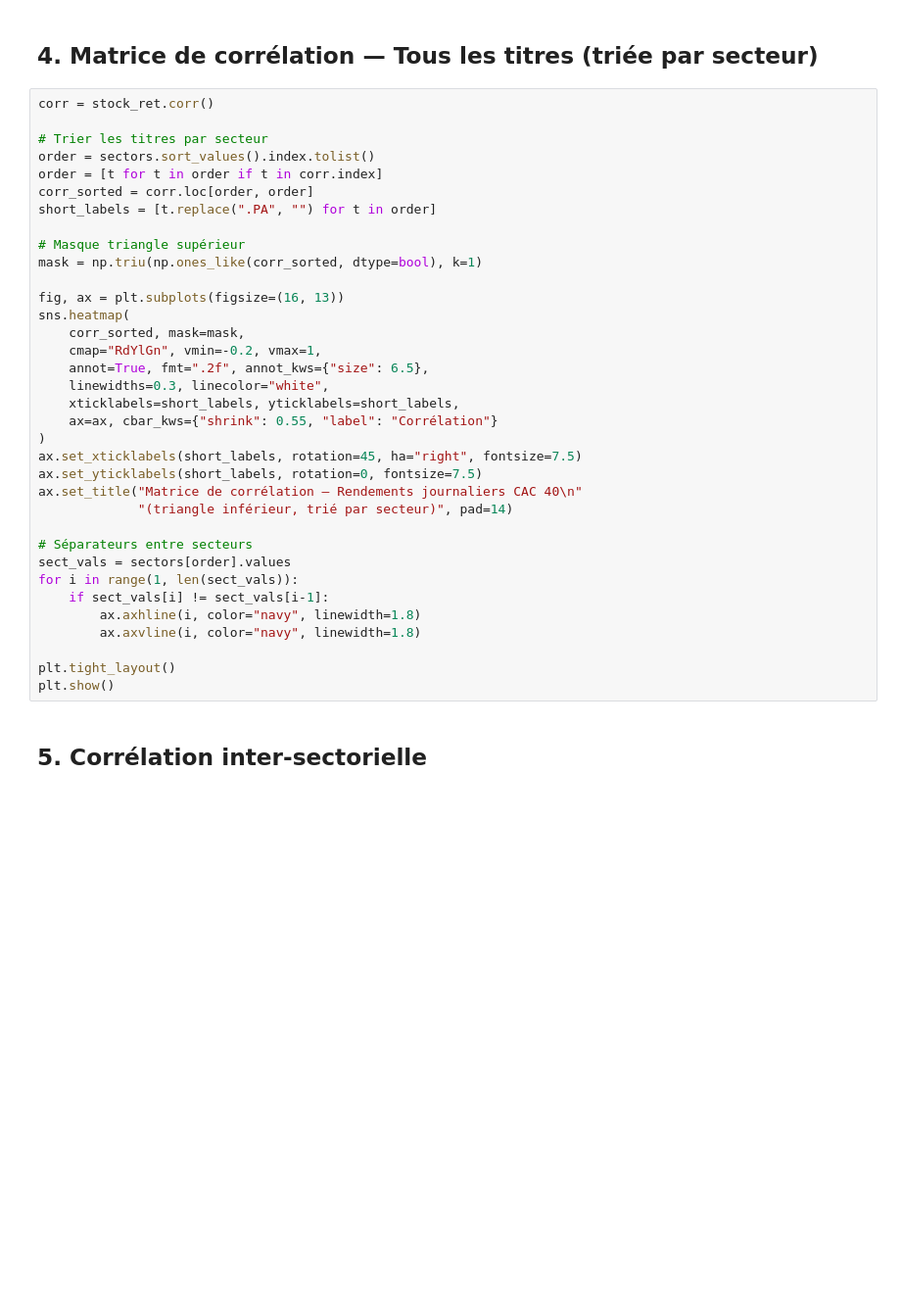
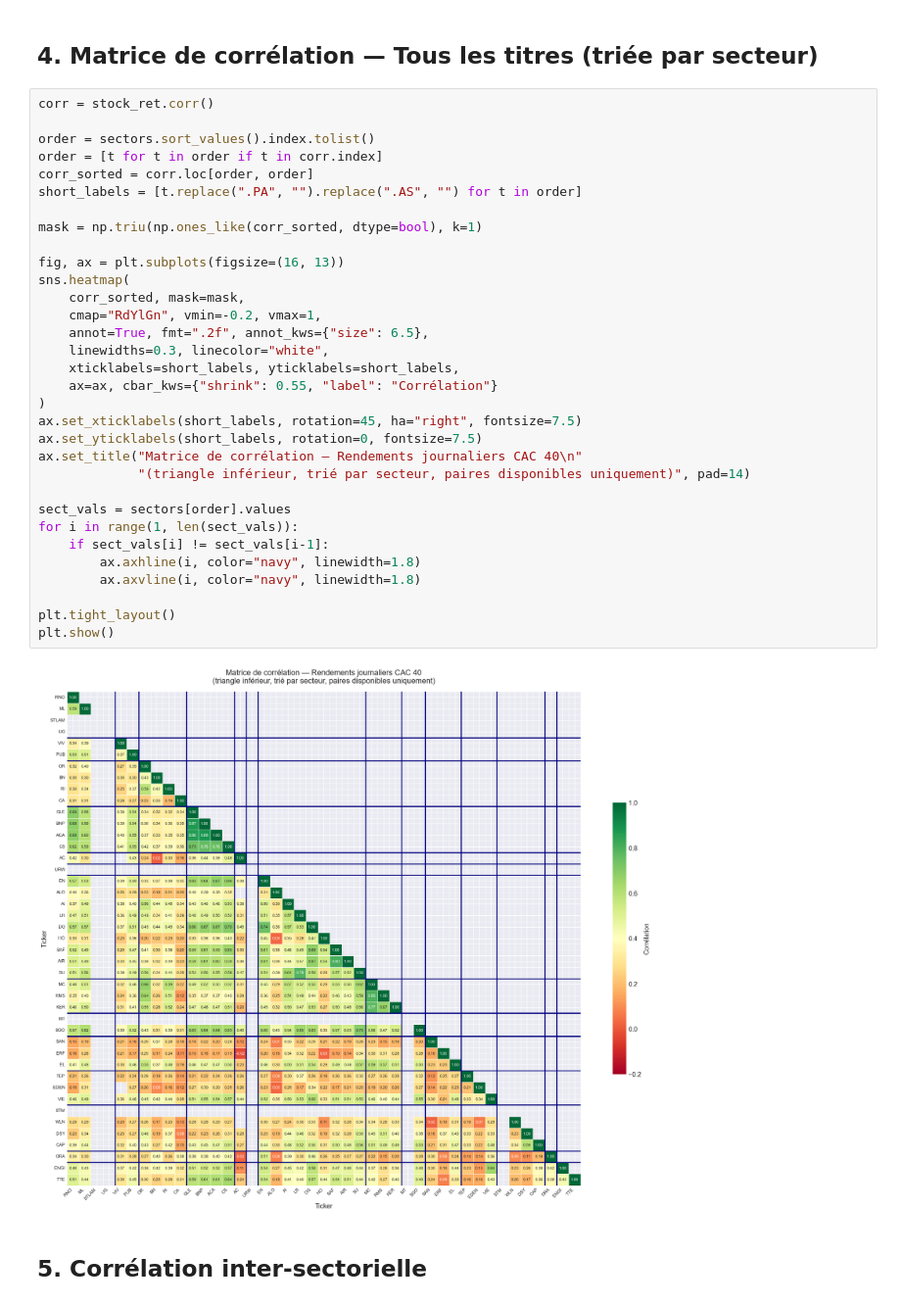
Before and after one commit to pauldesferet/marketfinance-projects, a Jupyter notebook: 07_capm_factor_model/capm_factor_model.ipynb, the cells around one changed output. Shown at 98% size. Saved outputs shown, nothing was run; the diff lists cells and outputs as text; blank space fills up the shorter version.

```diff
--- a/07_capm_factor_model/capm_factor_model.ipynb
+++ b/07_capm_factor_model/capm_factor_model.ipynb
@@ -184,38 +278,37 @@ print(stats.tail(5).to_string())
 # %%
 corr = stock_ret.corr()
 
-# Trier les titres par secteur
 order = sectors.sort_values().index.tolist()
 order = [t for t in order if t in corr.index]
 corr_sorted = corr.loc[order, order]
-short_labels = [t.replace(".PA", "") for t in order]
+short_labels = [t.replace(".PA", "").replace(".AS", "") for t in order]
 
-# Masque triangle supérieur
 mask = np.triu(np.ones_like(corr_sorted, dtype=bool), k=1)
 
 fig, ax = plt.subplots(figsize=(16, 13))
 sns.heatmap(
     corr_sorted, mask=mask,
     cmap="RdYlGn", vmin=-0.2, vmax=1,
     annot=True, fmt=".2f", annot_kws={"size": 6.5},
     linewidths=0.3, linecolor="white",
     xticklabels=short_labels, yticklabels=short_labels,
     ax=ax, cbar_kws={"shrink": 0.55, "label": "Corrélation"}
 )
 ax.set_xticklabels(short_labels, rotation=45, ha="right", fontsize=7.5)
 ax.set_yticklabels(short_labels, rotation=0, fontsize=7.5)
 ax.set_title("Matrice de corrélation — Rendements journaliers CAC 40\n"
-             "(triangle inférieur, trié par secteur)", pad=14)
+             "(triangle inférieur, trié par secteur, paires disponibles uniquement)", pad=14)
 
-# Séparateurs entre secteurs
 sect_vals = sectors[order].values
 for i in range(1, len(sect_vals)):
     if sect_vals[i] != sect_vals[i-1]:
         ax.axhline(i, color="navy", linewidth=1.8)
         ax.axvline(i, color="navy", linewidth=1.8)
 
 plt.tight_layout()
 plt.show()
+# %% [output]
+[figure, added]
 # %% [markdown]
 ## 5. Corrélation inter-sectorielle
 # %%
```
Also changed, not shown: parts of 16 cells of this notebook.
